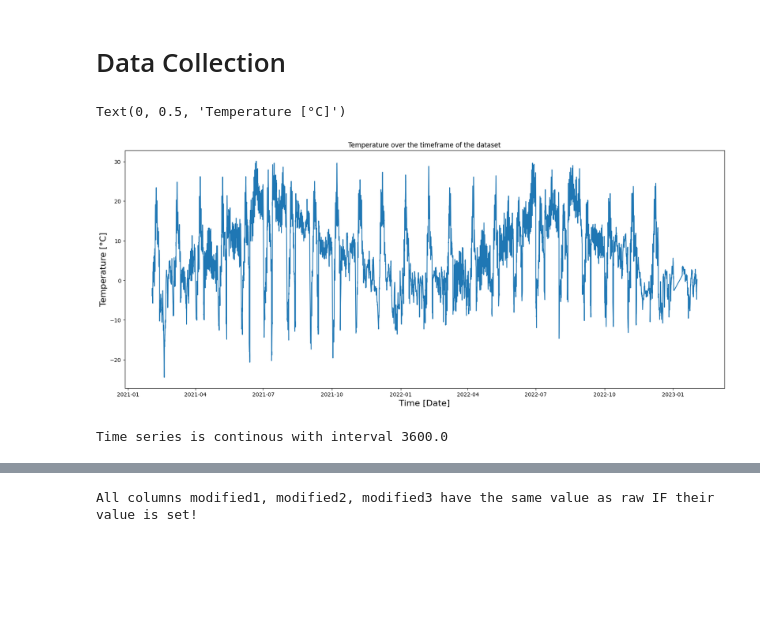
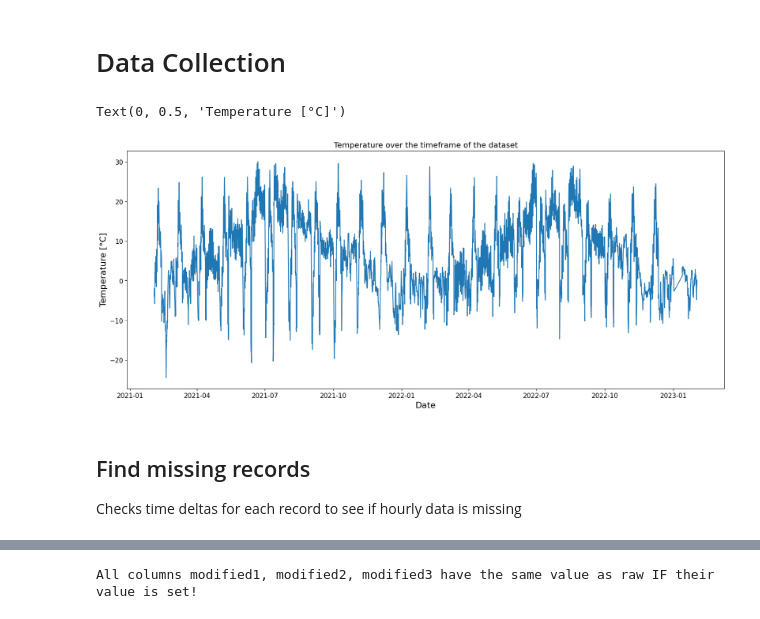
Before and after one commit to niloos/its8080-project-1, a Jupyter notebook: solar_data_analysis.ipynb, the cells around one changed output, grey strips where cells are left out. Cells and saved outputs as stored; diff of their text form; code cells hidden in the pictures; blank space fills up the shorter version.

```diff
--- a/solar_data_analysis.ipynb
+++ b/solar_data_analysis.ipynb
@@ -3,32 +3,32 @@ import numpy as np
 import pandas as pd
 import matplotlib.pyplot as plt
 import seaborn as sns
-from datetime import datetime
+from datetime import datetime, timedelta
 from zoneinfo import ZoneInfo
+
+plt.rcParams.update({'font.size': 12})
 # %% [markdown]
 # Data Collection
 # %%
 # import dataset and transform timestamp
 df = pd.read_csv('data/solar_243171.csv', delimiter=',', decimal='.')
 df['ts'] = df['timestamp']
 df['timestamp'] = pd.to_datetime(df['timestamp'], unit='ms', utc=True).map(lambda x: x.tz_convert('Europe/Tallinn'))
 
+# check for duplicate ts
 if pd.Series(df["timestamp"]).is_unique:
     df.set_index('timestamp', inplace=True)
 
 # show temperature first
 plt.figure(figsize=(20,8))
 plt.title("Temperature over the timeframe of the dataset")
 p = sns.lineplot(data=df['temperature'])
-p.set_xlabel("Time [Date]", fontsize=16)
+p.set_xlabel("Date", fontsize=16)
 p.set_ylabel("Temperature [°C]", fontsize=16)
 # %% [output]
 Text(0, 0.5, 'Temperature [°C]')
-[figure, old version]
+[figure, new version]
-# %%
-# check timestamp steps (search if ts are missing)
-df['time_delta'] = df.index.diff().total_seconds()
-if len(df['time_delta'].mode()) == 1:
-    print("Time series is continous with interval", df['time_delta'].mode()[0])
-# %% [output]
-Time series is continous with interval 3600.0
+# %% [markdown]
+## Find missing records
+
+Checks time deltas for each record to see if hourly data is missing
```
Also changed, not shown: parts of 27 cells of this notebook.
